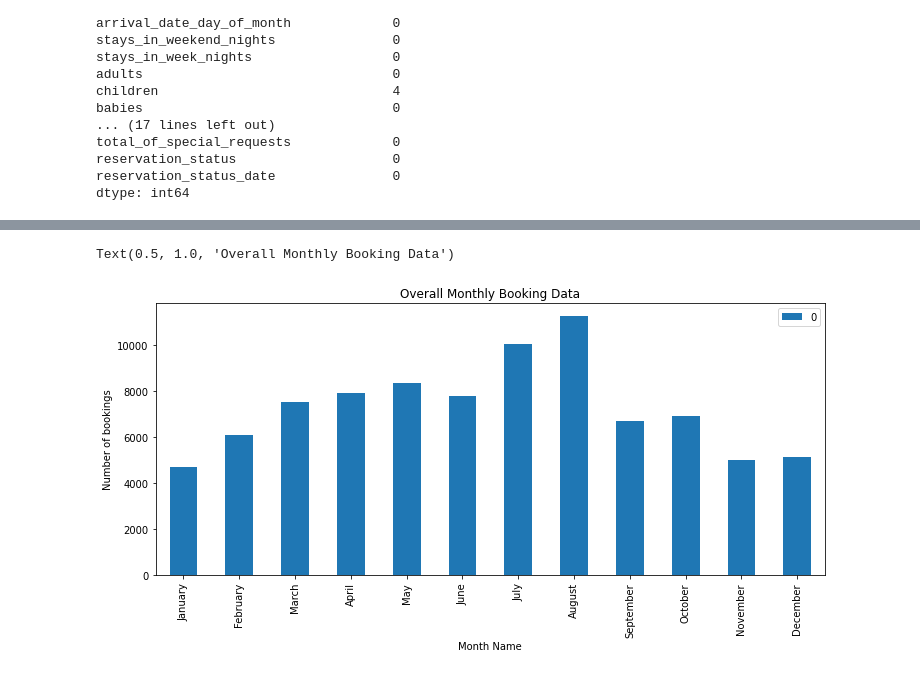
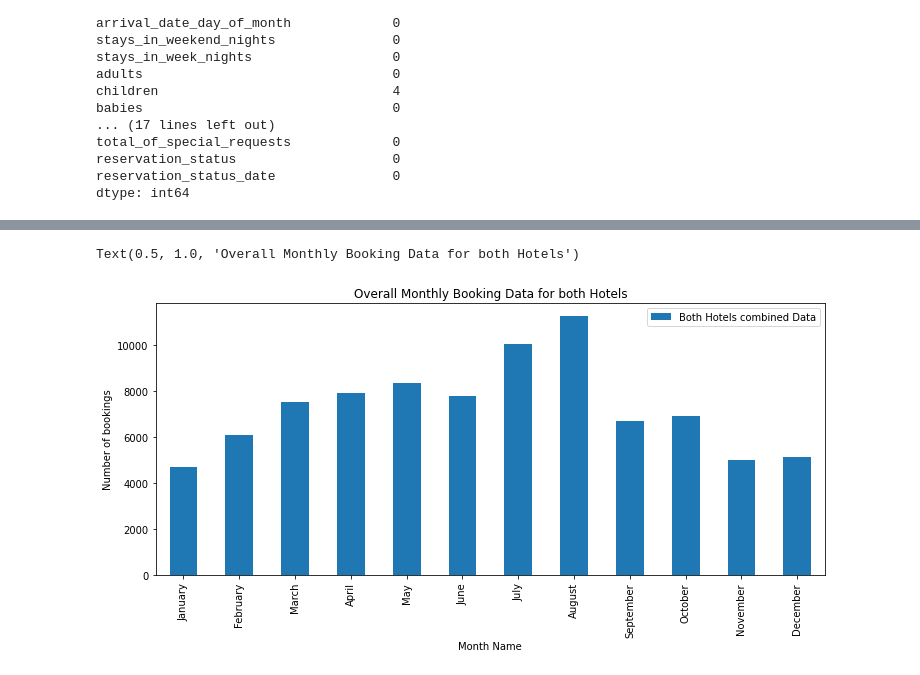
Before and after one commit to gopaljigupta45/Gopal-Ji-Gupta-EDA-Hotel-Booking, a Jupyter notebook: GOPAL_JI_GUPTA_Hotel_Booking_Analysis_Capstone_Project.ipynb, the cells around one changed output, grey strips where cells are left out. Drawn from its saved outputs; the diff is of its cells as text; code cells hidden in the pictures.

```diff
--- a/GOPAL_JI_GUPTA_Hotel_Booking_Analysis_Capstone_Project.ipynb
+++ b/GOPAL_JI_GUPTA_Hotel_Booking_Analysis_Capstone_Project.ipynb
@@ -127,7 +127,7 @@ dtype: int64
 # We need to be vary when operating on these 4 columns.
 # %%
 # Let's find out which hotel has more number of bookings and represent it by means of a bar chart.
-plt.rcParams['figure.figsize'] = (12,5)
+plt.rcParams['figure.figsize'] = (6,5)
 df['hotel'].value_counts().plot.bar()
 plt.xlabel('Hotel Name')
 plt.ylabel('Number of Bookings')
@@ -169,21 +211,30 @@ We can see that in the above dataframe, months are not in proper calender order(
 # %%
-# Creating a dict which initially has the months in chronological order as keys and zero as value for every key.
-month_list = ['January', 'February', 'March', 'April', 'May', 'June', 'July', 'August', 'September', 'October', 'November', 'December']
-zero_list = [0 for i in range(0,len(month_list))]
-month_dict = dict(zip(month_list,zero_list))
-# Then we iterate over the dataframe and for every month, we take the corresponding values from the dataframe and add them to the
-# dict as values for their respective keys.
-for i in month_dict.keys():
+# Sorting to get the months in proper chronological order(as they appear in the calender)
+# We will use the same steps for sorting as for the previous chart where we plotted the overall monthly bookings.
+
+# Creating a dict which initially has the months in chronological order as keys and zeros as values for every key.
+sample_dict = dict(zip(month_list,zero_list))     # We're using the same two lists of months and zeros.
+
+
+# Then we iterate over the dict keys and dataframe and for every month, we take the corresponding values from the dataframe and add them
+# to the dict as values for their respective keys.
+for i in sample_dict.keys():
   for index,row in monthly_df.iterrows():
     if i in row['index']:
-      month_dict[i]+=row['arrival_date_month']
-# So we get a dictionary which contains the same information as our dataframe with the months in order as output.
-# Then we convert it to a dataframe using from_dict function and plot it.
-pd.DataFrame.from_dict(month_dict, orient='index').plot.bar()
+      sample_dict[i]+=row['arrival_date_month']
+
+
+# So we get a dictionary which contains the same information as our dataframe with the months in chronological order as output.
+# Setting the figsize of our chart accordingly using plt.rcParams function
+plt.rcParams['figure.figsize'] = (12,5)
+
+# Now we convert our dict to a dataframe using from_dict function and plot it. Also we rename the column.
+pd.DataFrame.from_dict(sample_dict, orient='index').rename(columns={0:'Both Hotels combined Data'}).plot.bar()
+
 # Also changing the title name and x and y labels to make the graph more understandable.
 plt.xlabel('Month Name')
 plt.ylabel('Number of bookings')
-plt.title('Overall Monthly Booking Data')
+plt.title('Overall Monthly Booking Data for both Hotels')
 # %% [output]
-Text(0.5, 1.0, 'Overall Monthly Booking Data')
+Text(0.5, 1.0, 'Overall Monthly Booking Data for both Hotels')
-[figure, old version]
+[figure, new version]
```
Also changed, not shown: parts of 11 cells of this notebook.
